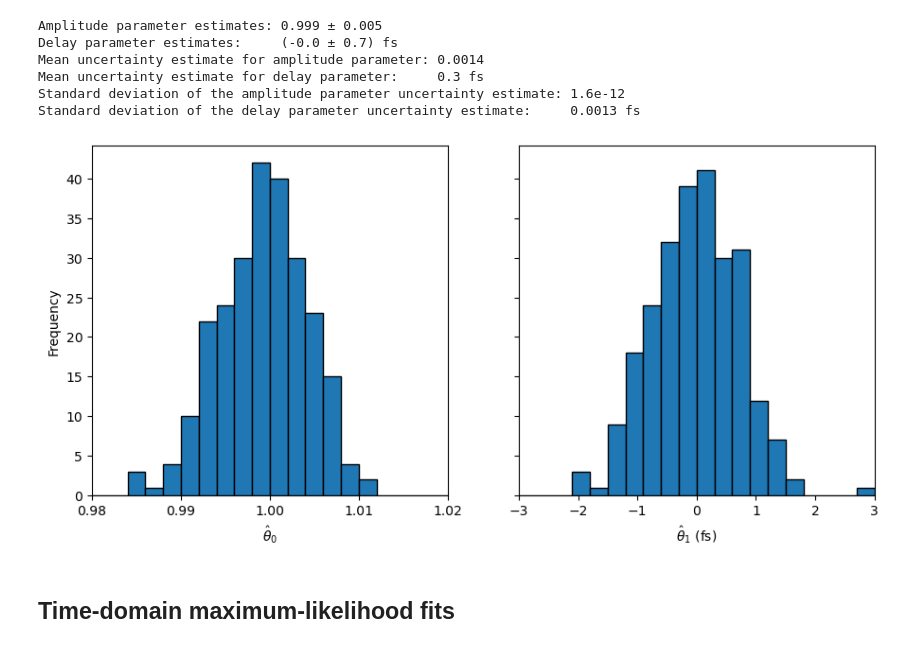
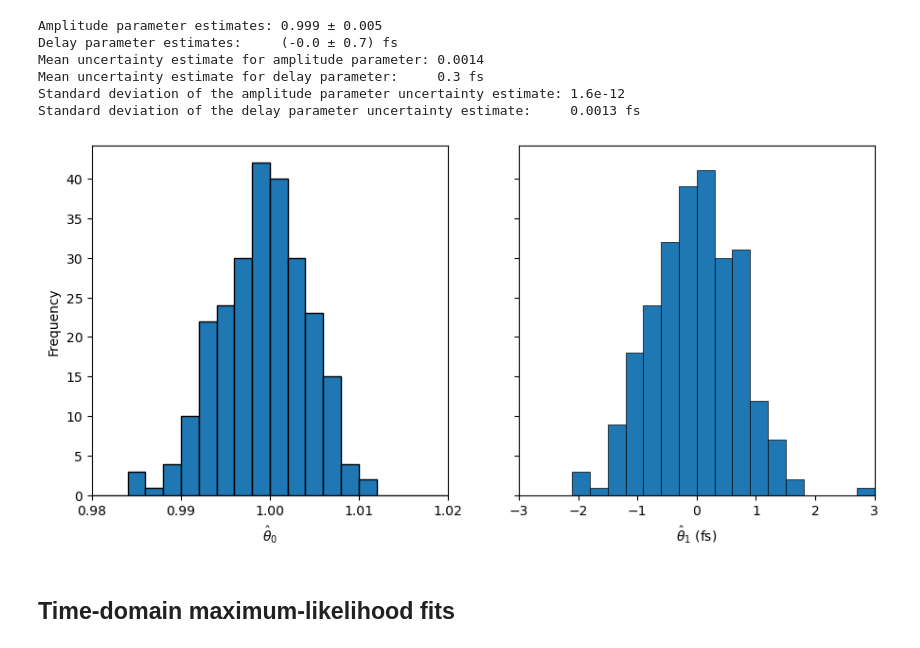
Before and after one commit to dodge-research-group/thztools, a Jupyter notebook: examples/simulation-example.ipynb, the cells around one changed output. Saved outputs shown, nothing was run; the diff lists cells and outputs as text; code cells hidden in the pictures.

```diff
--- a/examples/simulation-example.ipynb
+++ b/examples/simulation-example.ipynb
@@ -285,25 +291,25 @@ Standard deviation of the delay parameter uncertainty estimate:     0.0013 fs
 # %%
 w, h = figaspect(0.45)
 _, axs = plt.subplots(1, 2, figsize=(w, h), sharey=True)
 
 axs[0].hist(p_etfe[0, :], bins=20, range=(0.98, 1.02), ec='k')
 
 axs[0].set_xticks(np.arange(0.98, 1.021, 0.01))
 axs[0].set_xlim(0.98, 1.02)
 
 axs[0].set_xlabel(r'$\hat{\theta}_0$')
 axs[0].set_ylabel('Frequency')
 
-axs[1].hist(1e3 * p_etfe[1, :], bins=20, range=(-3, 3), ec='k')
+axs[1].hist(1e3 * p_etfe[1, :], bins=20, range=(-3, 3), ec='k', lw=0.5)
 
 axs[1].set_xticks(np.arange(-3, 3.1, 1))
 axs[1].set_xlim(-3, 3)
 
 axs[1].set_xlabel(r'$\hat{\theta}_1$ (fs)')
 
 plt.show()
 # %% [output]
-[figure, old version]
+[figure, new version]
 # %% [markdown]
 ## Time-domain maximum-likelihood fits
 # %%
```
Also changed, not shown: parts of 5 cells of this notebook.
